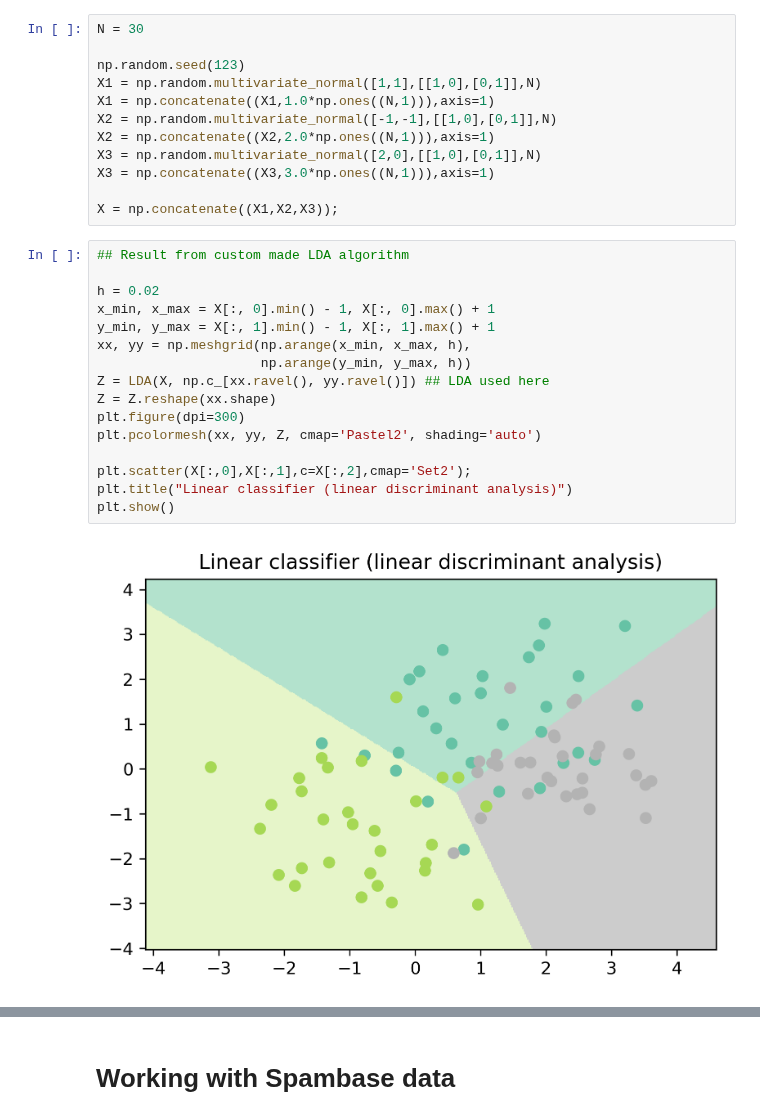
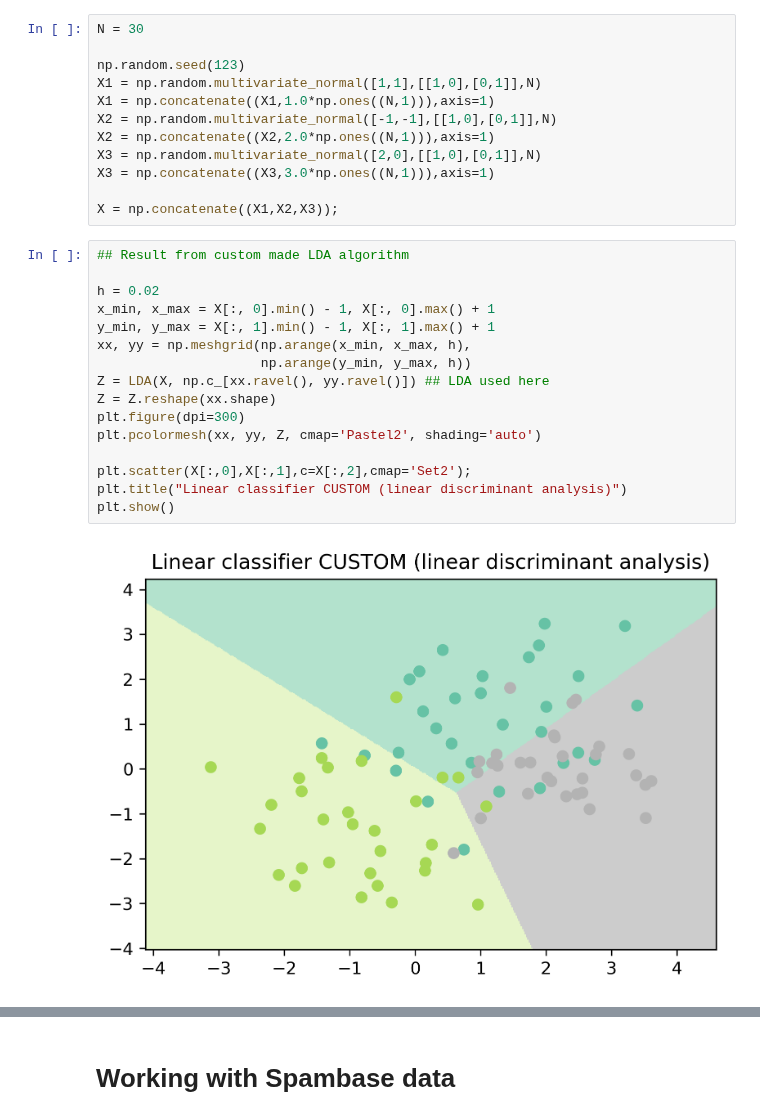
Before and after one commit to nayan-pradhan/MachineLearning_JacobsUniversity, a Jupyter notebook: Assignment9/ProgrammingAssignmentSolution_Sheet9_NayanManSinghPradhan.ipynb, the cells around one changed output, grey strips where cells are left out. Drawn from its saved outputs; the diff is of its cells as text.

```diff
--- a/Assignment9/ProgrammingAssignmentSolution_Sheet9_NayanManSinghPradhan.ipynb
+++ b/Assignment9/ProgrammingAssignmentSolution_Sheet9_NayanManSinghPradhan.ipynb
@@ -136,21 +136,21 @@ X = np.concatenate((X1,X2,X3));
 # %%
 ## Result from custom made LDA algorithm
 
 h = 0.02
 x_min, x_max = X[:, 0].min() - 1, X[:, 0].max() + 1
 y_min, y_max = X[:, 1].min() - 1, X[:, 1].max() + 1
 xx, yy = np.meshgrid(np.arange(x_min, x_max, h),
                      np.arange(y_min, y_max, h))
 Z = LDA(X, np.c_[xx.ravel(), yy.ravel()]) ## LDA used here
 Z = Z.reshape(xx.shape)
 plt.figure(dpi=300)
 plt.pcolormesh(xx, yy, Z, cmap='Pastel2', shading='auto')
 
 plt.scatter(X[:,0],X[:,1],c=X[:,2],cmap='Set2');
-plt.title("Linear classifier (linear discriminant analysis)")
+plt.title("Linear classifier CUSTOM (linear discriminant analysis)")
 plt.show()
 # %% [output]
-[figure, old version]
+[figure, new version]
 # %%
 ## Result from sklearn LDA library for comparison and reference
 
```
Also changed, not shown: parts of 4 cells of this notebook.
